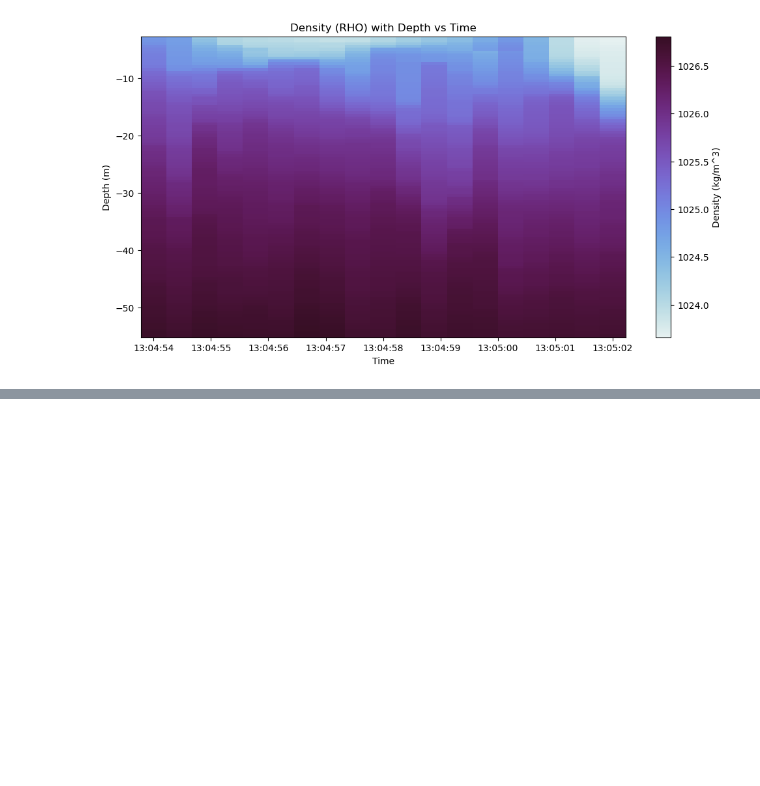
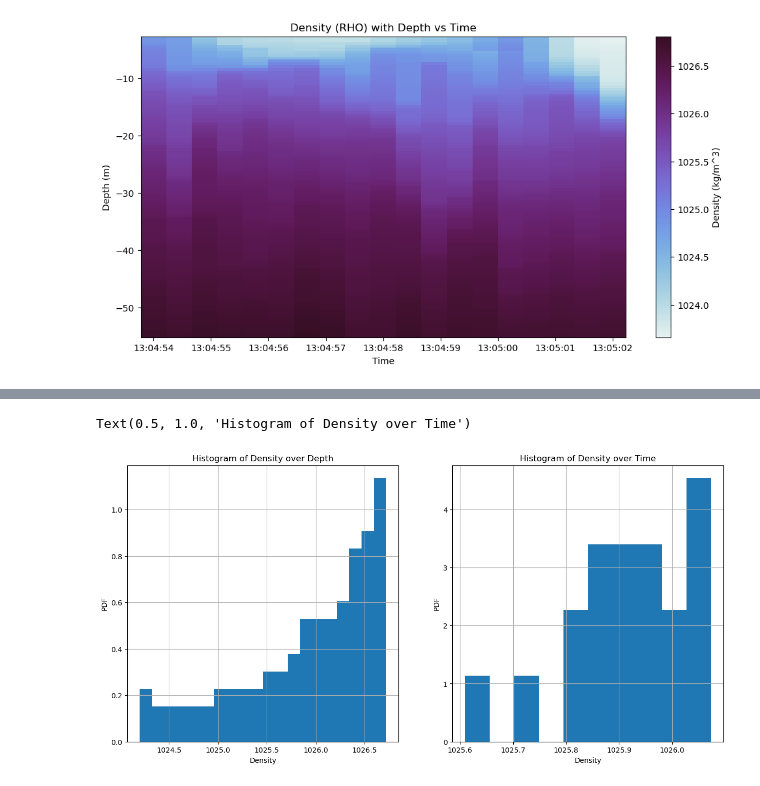
Before and after one commit to tgstone/sio-math-workshop, a Jupyter notebook: docs/source/day2/data_workshop1.ipynb, the cells around one changed output, grey strips where cells are left out. Cells and saved outputs as stored; diff of their text form; code cells hidden in the pictures; blank space fills up the shorter version.

```diff
--- a/docs/source/day2/data_workshop1.ipynb
+++ b/docs/source/day2/data_workshop1.ipynb
@@ -183,0 +230,17 @@ Minimum density: 1023.6581371622559
+# %%
+# Plotting histogram over depth
+fig, axs = plt.subplots(1,2, figsize = (15,7))
+axs[0].hist(mean_depth, bins = 20, density = True)
+axs[0].grid()
+axs[0].set_xlabel("Density")
+axs[0].set_ylabel("PDF")
+axs[0].set_title("Histogram of Density over Depth")
+
+axs[1].hist(mean_time, bins = 10, density = True)
+axs[1].grid()
+axs[1].set_xlabel("Density")
+axs[1].set_ylabel("PDF")
+axs[1].set_title("Histogram of Density over Time")
+# %% [output]
+Text(0.5, 1.0, 'Histogram of Density over Time')
+[figure, added]
```
Also changed, not shown: parts of 9 cells of this notebook.
